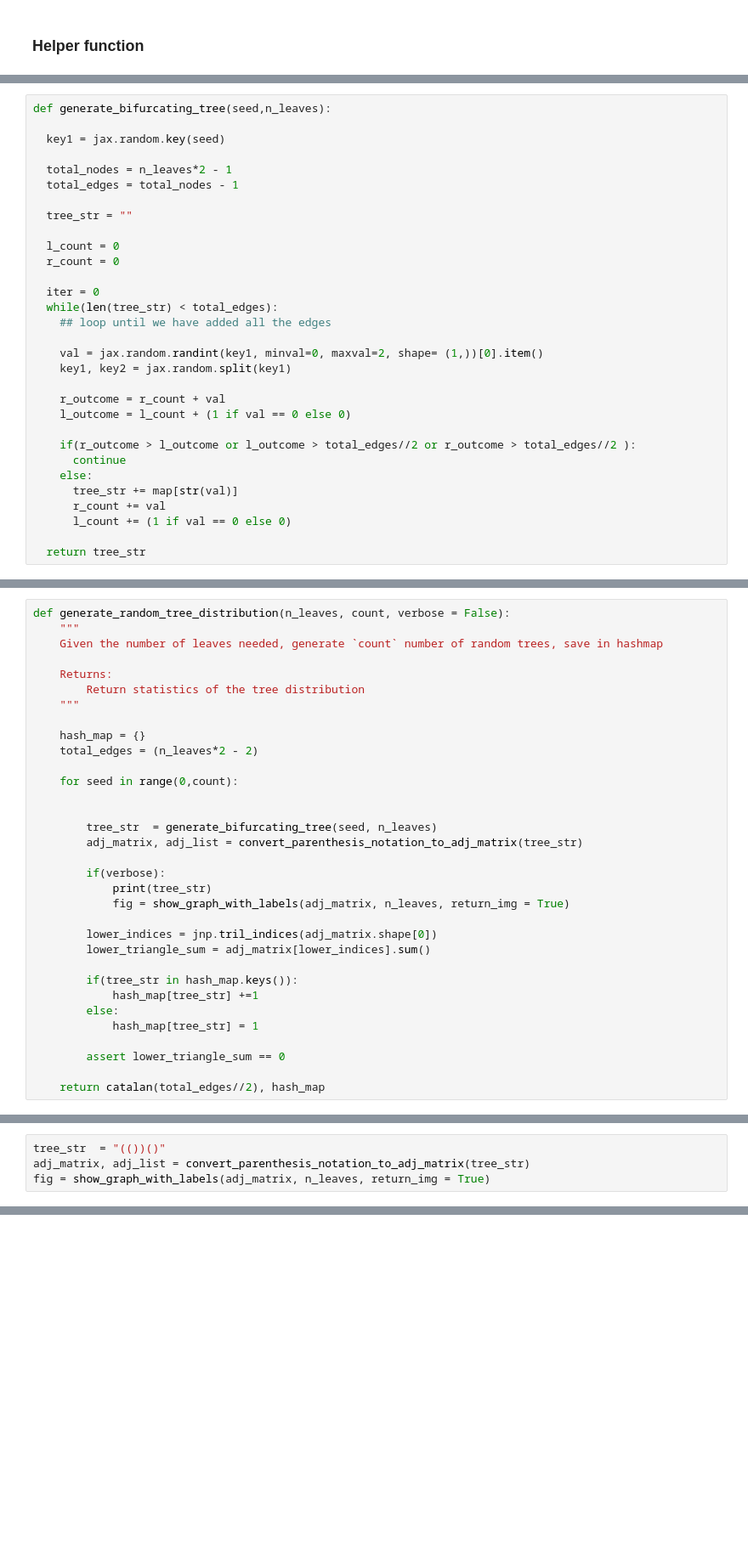
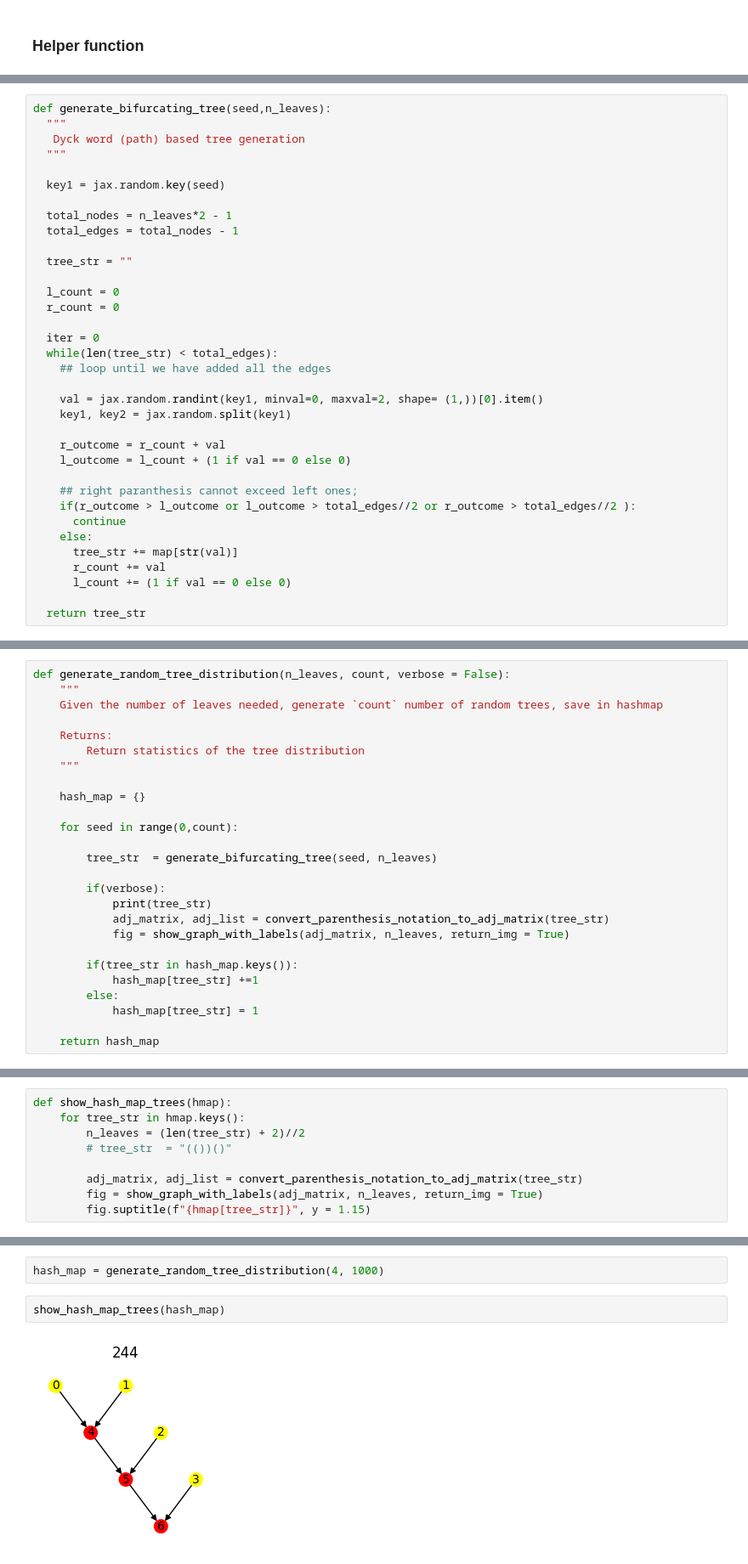
Before and after one commit to ramithuh/differentiable-trees, a Jupyter notebook: feature-testing/Diverse_Tree_Generation_[Catalan_Numbers].ipynb, the cells around one changed output, grey strips where cells are left out. Shown at 85% size. Cells and saved outputs as stored; diff of their text form; blank space fills up the shorter version.

Commit message:
add random tree generator

```diff
--- a/feature-testing/Diverse_Tree_Generation_[Catalan_Numbers].ipynb
+++ b/feature-testing/Diverse_Tree_Generation_[Catalan_Numbers].ipynb
@@ -137,5 +172,8 @@ def convert_parenthesis_notation_to_adj_matrix(tree_str):
 # %%
 def generate_bifurcating_tree(seed,n_leaves):
+  """
+   Dyck word (path) based tree generation
+  """
 
   key1 = jax.random.key(seed)
 
@@ -157,6 +195,7 @@ def generate_bifurcating_tree(seed,n_leaves):
     r_outcome = r_count + val
     l_outcome = l_count + (1 if val == 0 else 0)
 
+    ## right paranthesis cannot exceed left ones;
     if(r_outcome > l_outcome or l_outcome > total_edges//2 or r_outcome > total_edges//2 ):
       continue
     else:
@@ -177,26 +216,19 @@ def generate_random_tree_distribution(n_leaves, count, verbose = False):
     """
 
     hash_map = {}
-    total_edges = (n_leaves*2 - 2)
 
     for seed in range(0,count):
 
-
         tree_str  = generate_bifurcating_tree(seed, n_leaves)
-        adj_matrix, adj_list = convert_parenthesis_notation_to_adj_matrix(tree_str)
 
         if(verbose):
             print(tree_str)
+            adj_matrix, adj_list = convert_parenthesis_notation_to_adj_matrix(tree_str)
             fig = show_graph_with_labels(adj_matrix, n_leaves, return_img = True)
-
-        lower_indices = jnp.tril_indices(adj_matrix.shape[0])
-        lower_triangle_sum = adj_matrix[lower_indices].sum()
 
         if(tree_str in hash_map.keys()):
             hash_map[tree_str] +=1
         else:
             hash_map[tree_str] = 1
 
-        assert lower_triangle_sum == 0
-
-    return catalan(total_edges//2), hash_map
+    return hash_map
@@ -228,4 +307,9 @@ cat_count, len(hash_map.keys()), hash_map
 # %%
-tree_str  = "(())()"
-adj_matrix, adj_list = convert_parenthesis_notation_to_adj_matrix(tree_str)
-fig = show_graph_with_labels(adj_matrix, n_leaves, return_img = True)
+def show_hash_map_trees(hmap):
+    for tree_str in hmap.keys():
+        n_leaves = (len(tree_str) + 2)//2
+        # tree_str  = "(())()"
+
+        adj_matrix, adj_list = convert_parenthesis_notation_to_adj_matrix(tree_str)
+        fig = show_graph_with_labels(adj_matrix, n_leaves, return_img = True)
+        fig.suptitle(f"{hmap[tree_str]}", y = 1.15)
@@ -233,0 +316,6 @@ fig = show_graph_with_labels(adj_matrix, n_leaves, return_img = True)
+# %%
+hash_map = generate_random_tree_distribution(4, 1000)
+# %%
+show_hash_map_trees(hash_map)
+# %% [output]
+[figure, added]
```
Also changed, not shown: parts of 16 cells of this notebook.
